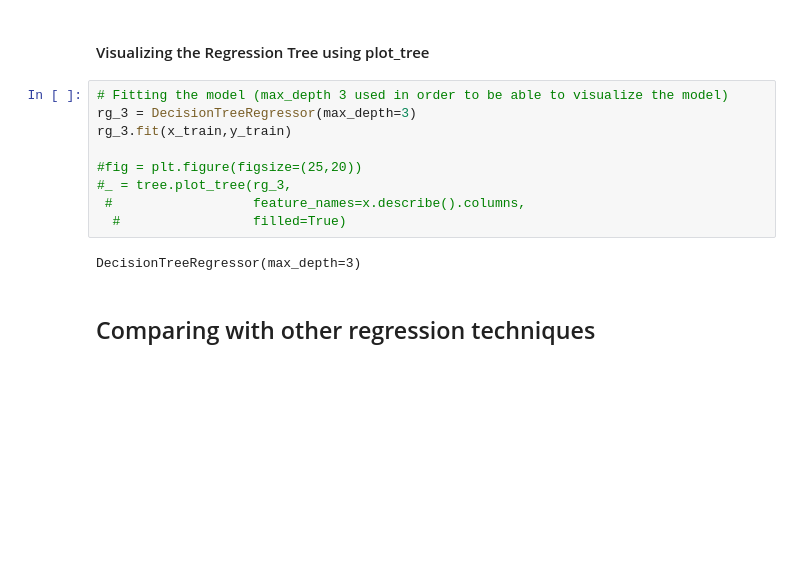
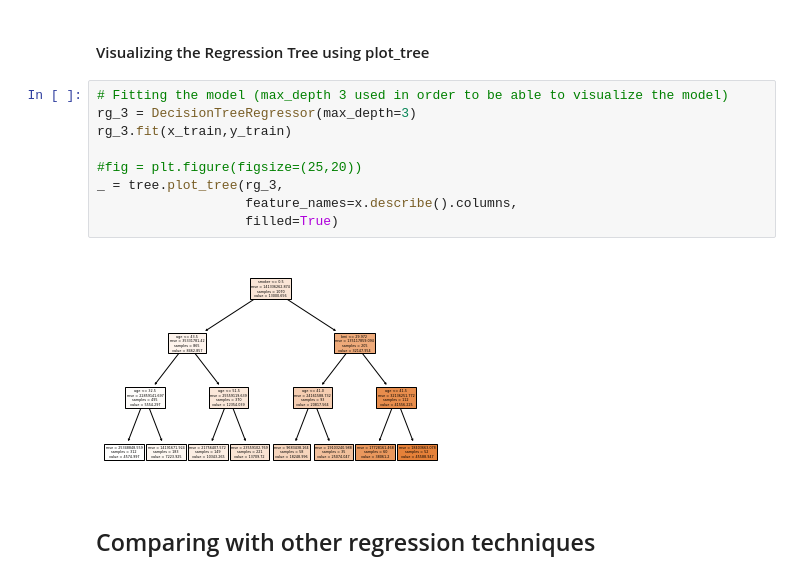
Before and after one commit to andreibrasoveanu97/ML-Regression, a Jupyter notebook: ML Ex2 Medical Cost Personal Dataset.ipynb, the cells around one changed output. Drawn from its saved outputs; the diff is of its cells as text; blank space fills up the shorter version.

```diff
--- a/ML Ex2 Medical Cost Personal Dataset.ipynb
+++ b/ML Ex2 Medical Cost Personal Dataset.ipynb
@@ -256,14 +274,14 @@ from sklearn import tree
 # %%
 # Fitting the model (max_depth 3 used in order to be able to visualize the model)
 rg_3 = DecisionTreeRegressor(max_depth=3)
 rg_3.fit(x_train,y_train)
 
 #fig = plt.figure(figsize=(25,20))
-#_ = tree.plot_tree(rg_3,
- #                  feature_names=x.describe().columns,
-  #                 filled=True)
+_ = tree.plot_tree(rg_3,
+                   feature_names=x.describe().columns,
+                   filled=True)
 # %% [output]
-DecisionTreeRegressor(max_depth=3)
+[figure, added]
 # %% [markdown]
 ## Comparing with other regression techniques
 # %% [markdown]
```
Also changed, not shown: parts of 39 cells of this notebook.
